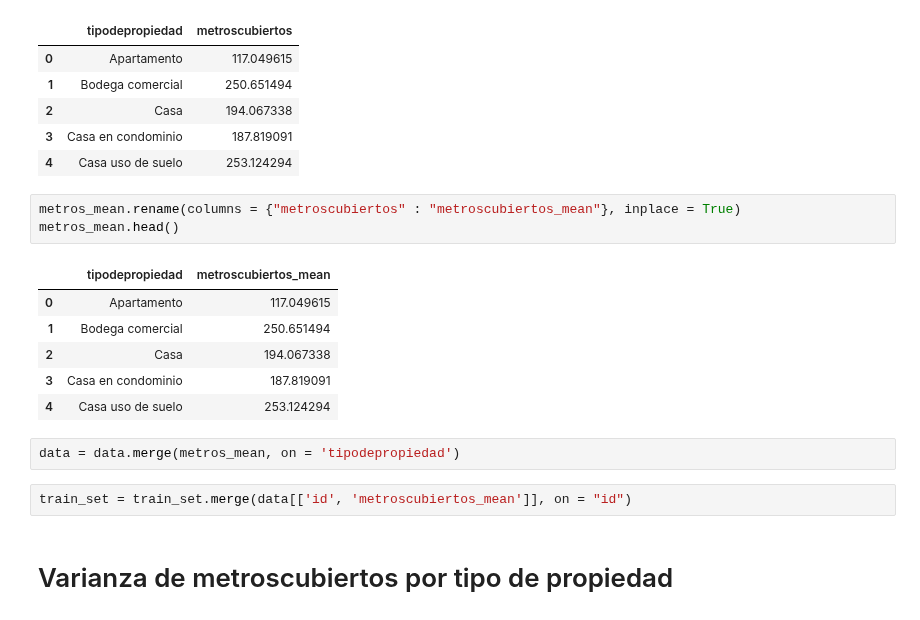
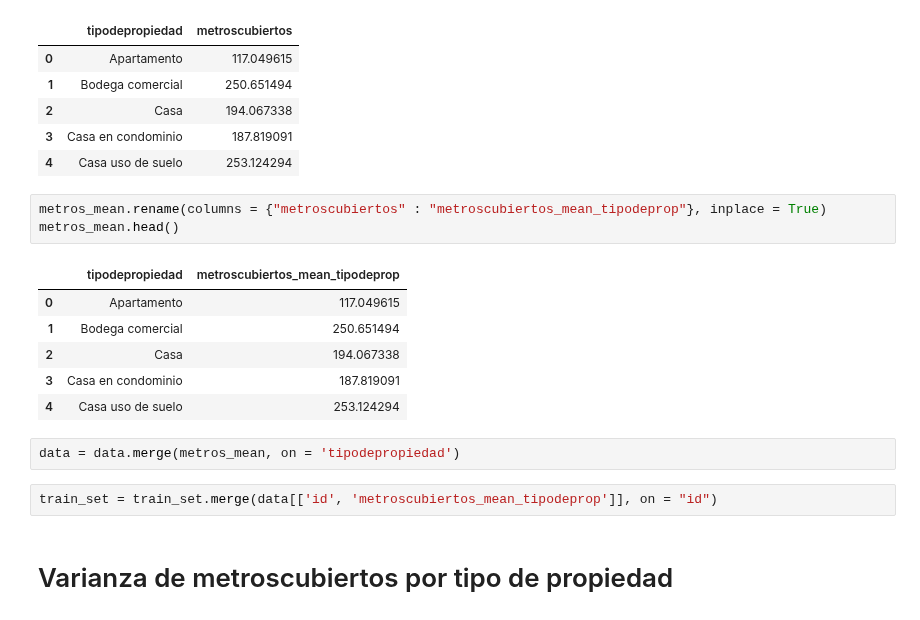
Before and after one commit to Alaneta/Datacones, a Jupyter notebook: tp2/1_Features.ipynb, the cells around one changed output. Cells and saved outputs as stored; diff of their text form.

```diff
--- a/tp2/1_Features.ipynb
+++ b/tp2/1_Features.ipynb
@@ -314,10 +314,10 @@ metros_mean.head()
 | 3 | Casa en condominio | 187.819091 |
 | 4 | Casa uso de suelo | 253.124294 |
 # %%
-metros_mean.rename(columns = {"metroscubiertos" : "metroscubiertos_mean"}, inplace = True)
+metros_mean.rename(columns = {"metroscubiertos" : "metroscubiertos_mean_tipodeprop"}, inplace = True)
 metros_mean.head()
 # %% [output]
-|  | tipodepropiedad | metroscubiertos_mean |
+|  | tipodepropiedad | metroscubiertos_mean_tipodeprop |
 | 0 | Apartamento | 117.049615 |
 | 1 | Bodega comercial | 250.651494 |
 | 2 | Casa | 194.067338 |
@@ -326,7 +326,7 @@ metros_mean.head()
 # %%
 data = data.merge(metros_mean, on = 'tipodepropiedad')
 # %%
-train_set = train_set.merge(data[['id', 'metroscubiertos_mean']], on = "id")
+train_set = train_set.merge(data[['id', 'metroscubiertos_mean_tipodeprop']], on = "id")
 # %% [markdown]
 # Varianza de metroscubiertos por tipo de propiedad
 # %%
```
Also changed, not shown: parts of 8 cells of this notebook, 1 other file.
